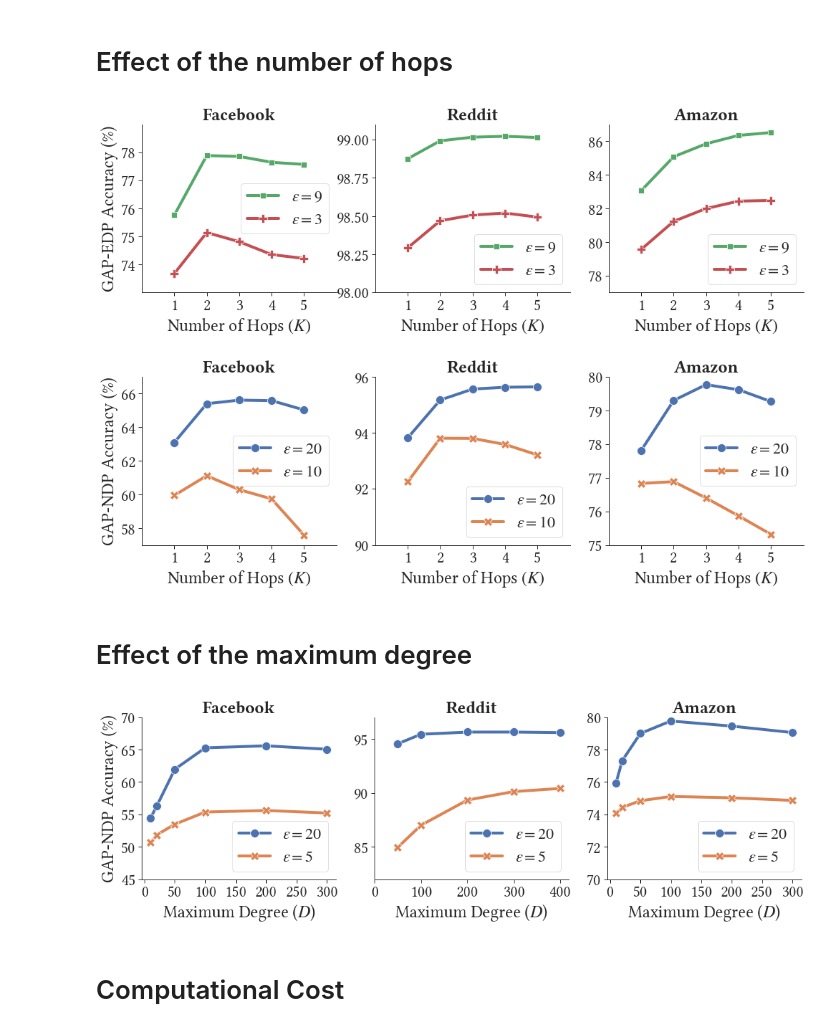
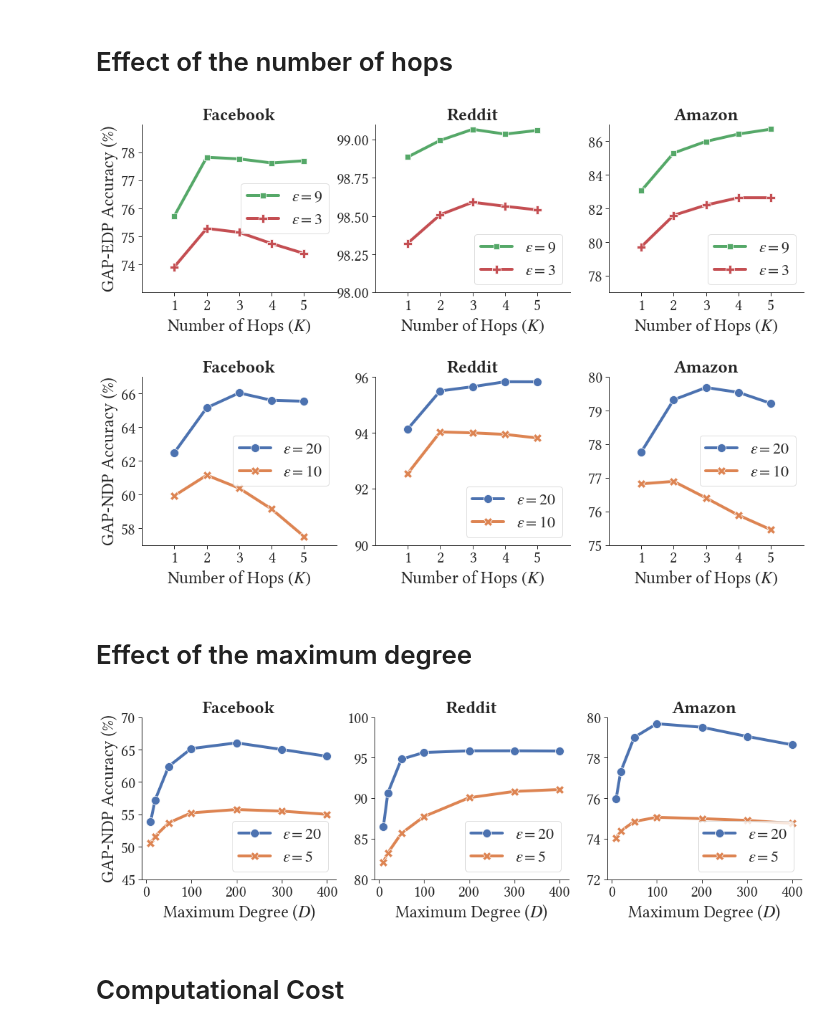
Before and after one commit to sisaman/GAP, a Jupyter notebook: results.ipynb, the cells around one changed output. Saved outputs shown, nothing was run; the diff lists cells and outputs as text; code cells hidden in the pictures.

```diff
--- a/results.ipynb
+++ b/results.ipynb
@@ -36,7 +43,6 @@ for run in track(runs):
     data.update(run.summary._json_dict)
     data.update(run.config)
     data['id'] = run.name
-    data['name'] = {'GAP-INF': 'GAP-$\infty$', 'SAGE-INF': 'SAGE-$\infty$'}.get(data['name'], data['name'])
-    data['epsilon'] = float(data['epsilon'])
+    data['method'] = data['method'].upper().replace('INF', '$\infty$')
     data_list.append(data)
 # %% [output]
@@ -329,27 +361,31 @@ g.savefig('figs/encoder.pdf')
 # %% [markdown]
 # Effect of the number of hops
 # %%
-cols = ['name', 'dataset', 'epsilon', 'hops', 'val/acc_mean', 'test/acc_mean']
+cols = ['method', 'dataset', 'epsilon', 'hops', 'val/acc_mean', 'test/acc_mean']
 methods = ['GAP-EDP', 'GAP-NDP']
 datasets = ['facebook', 'reddit', 'amazon']
-epsilons = [20,10,9,3]
+epsilons_edp = [3,9]
+epsilons_ndp = [10,20]
 
 # filter data
 df = pd.DataFrame(data_list)
 df = df.filter(items=cols)
-df = df[df['name'].isin(methods)]
+df = df[df['method'].isin(methods)]
 df = df[df['dataset'].isin(datasets)]
-df = df[df['epsilon'].isin(epsilons)]
+
+mask_edp = (df['method'] == 'GAP-EDP') & df['epsilon'].isin(epsilons_edp)
+mask_ndp = (df['method'] == 'GAP-NDP') & df['epsilon'].isin(epsilons_ndp)
+df = df.loc[mask_edp | mask_ndp]
 
 # select best models based on valication accuracy
-idx = df.groupby(['name', 'dataset', 'epsilon', 'hops'])['val/acc_mean'].idxmax().values
+idx = df.groupby(['method', 'dataset', 'epsilon', 'hops'])['val/acc_mean'].idxmax().values
 df = df.loc[idx]
 
 df = df.sort_values(by='epsilon', ascending=False)
 epsilons = list(map(str, epsilons))
-df['epsilon'] = df['epsilon'].astype(str)
+df['epsilon'] = df['epsilon'].astype(int).astype(str)
 
-g = sns.relplot(kind='line', data=df, hue='epsilon', y='test/acc_mean', x='hops', col='dataset', row='name', aspect=1.2,
+g = sns.relplot(kind='line', data=df, hue='epsilon', y='test/acc_mean', x='hops', col='dataset', row='method', aspect=1.2,
                 col_order=datasets, row_order=methods, markers=True, dashes=False, style='epsilon', legend=False,
                 facet_kws={'sharey': False, 'sharex': False})
 
@@ -358,7 +394,7 @@ for method, axes in zip(methods, g.axes):
     for dataset, ax in zip(datasets, axes):
         ax.set_title(label=dataset.capitalize(), fontdict={'fontweight': 'bold'}, )
         ax.legend(
-            labels=[f'$\epsilon={eps}$' for eps in df.loc[(df['name'] == method) & (df['dataset'] == dataset), 'epsilon'].unique()],
+            labels=[f'$\epsilon={eps}$' for eps in df.loc[(df['method'] == method) & (df['dataset'] == dataset), 'epsilon'].unique()],
             loc='lower right' if dataset == 'reddit' else None,
         )
         ax.set_ylabel(f'{method} Accuracy (%)' if dataset == datasets[0] else None)
@@ -376,11 +412,11 @@ g.fig.set_figwidth(14)
 g.savefig('figs/hops.pdf')
 # df
 # %% [output]
-[figure, old version]
+[figure, new version]
 # %% [markdown]
 # Effect of the maximum degree
 # %%
-cols = ['name', 'dataset', 'epsilon', 'max_degree', 'val/acc_mean', 'test/acc_mean']
+cols = ['method', 'dataset', 'epsilon', 'max_degree', 'val/acc_mean', 'test/acc_mean']
 methods = ['GAP-NDP']
 datasets = ['facebook', 'reddit', 'amazon']
 epsilons = [20,5]
@@ -388,42 +424,42 @@ epsilons = [20,5]
 # filter data
 df = pd.DataFrame(data_list)
 df = df.filter(items=cols)
-df = df[df['name'].isin(methods)]
+df = df[df['method'].isin(methods)]
 df = df[df['dataset'].isin(datasets)]
 df = df[df['epsilon'].isin(epsilons)]
 
 # select best models based on valication accuracy
-idx = df.groupby(['name', 'dataset', 'epsilon', 'max_degree'])['val/acc_mean'].idxmax().values
+idx = df.groupby(['method', 'dataset', 'epsilon', 'max_degree'])['val/acc_mean'].idxmax().values
 df = df.loc[idx]
 
 df = df.sort_values(by='epsilon', ascending=False)
 epsilons = list(map(str, epsilons))
-df['epsilon'] = df['epsilon'].astype(str)
+df['epsilon'] = df['epsilon'].astype(int).astype(str)
 
 g = sns.relplot(kind='line', data=df, x='max_degree', y='test/acc_mean', hue='epsilon',
                 col='dataset', aspect=1.2,
                 col_order=datasets,
                 hue_order=epsilons,
                 markers=True, dashes=False, style='epsilon', legend=False,
                 facet_kws={'sharey': False, 'sharex': False})
 
 g.set(xlabel='Maximum Degree ($D$)', ylabel=None)
 for dataset, ax in zip(datasets, g.axes[0]):
     ax.set_title(label=dataset.capitalize(), fontdict={'fontweight': 'bold'}, )
-    ax.set_xticks(range(0,450,100) if dataset == 'reddit' else range(0,350,50) )
+    ax.set_xticks(range(0,450,100))
     ax.legend(labels=[f"$\epsilon={eps}$" for eps in epsilons], ncol=1, loc='lower right')
 
 g.axes[0][0].set(ylim=(45,70), ylabel='GAP-NDP Accuracy (%)')
-g.axes[0][1].set_ylim(82,97)
-g.axes[0][2].set_ylim(70,80)
+g.axes[0][1].set_ylim(80,100)
+g.axes[0][2].set_ylim(72,80)
 # g.axes[1][0].set_ylim(62,70)
 # g.axes[1][1].set_ylim(80,80.8)
 
 g.fig.subplots_adjust(hspace=0.5, wspace=0.2)
 g.fig.set_figwidth(14)
 g.savefig('figs/degree.pdf')
 # %% [output]
-[figure, old version]
+[figure, new version]
 # %% [markdown]
 # Computational Cost
 # %%
```
Also changed, not shown: parts of 16 cells of this notebook, 1 other file.
